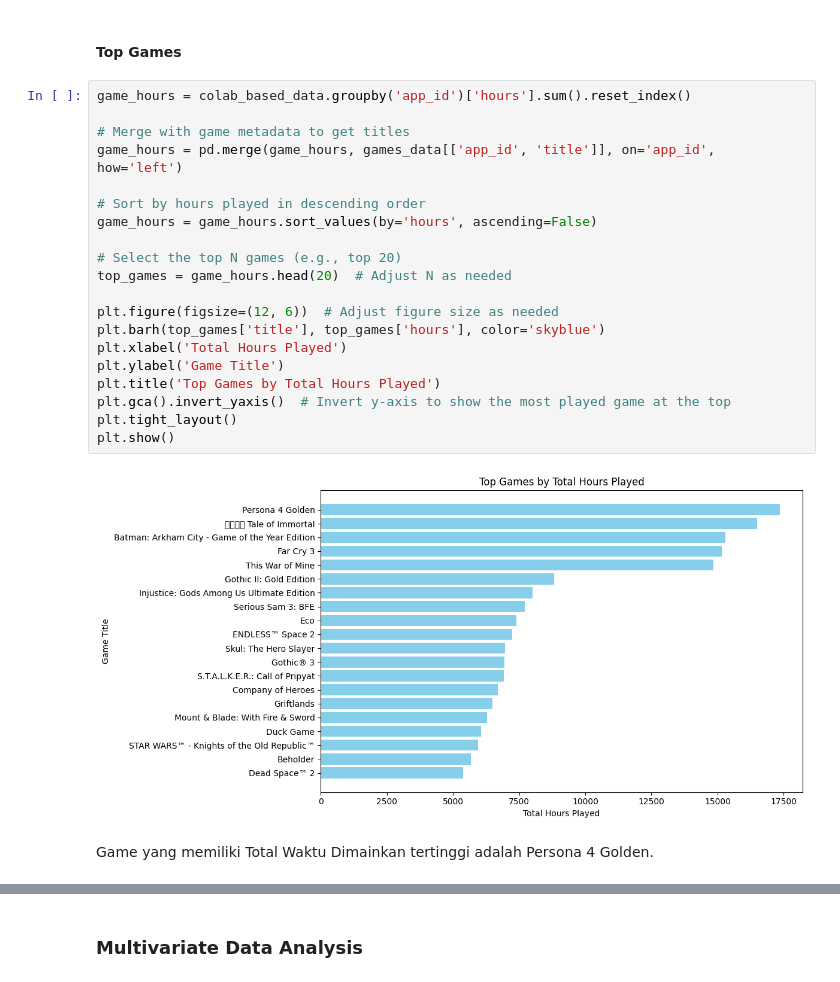
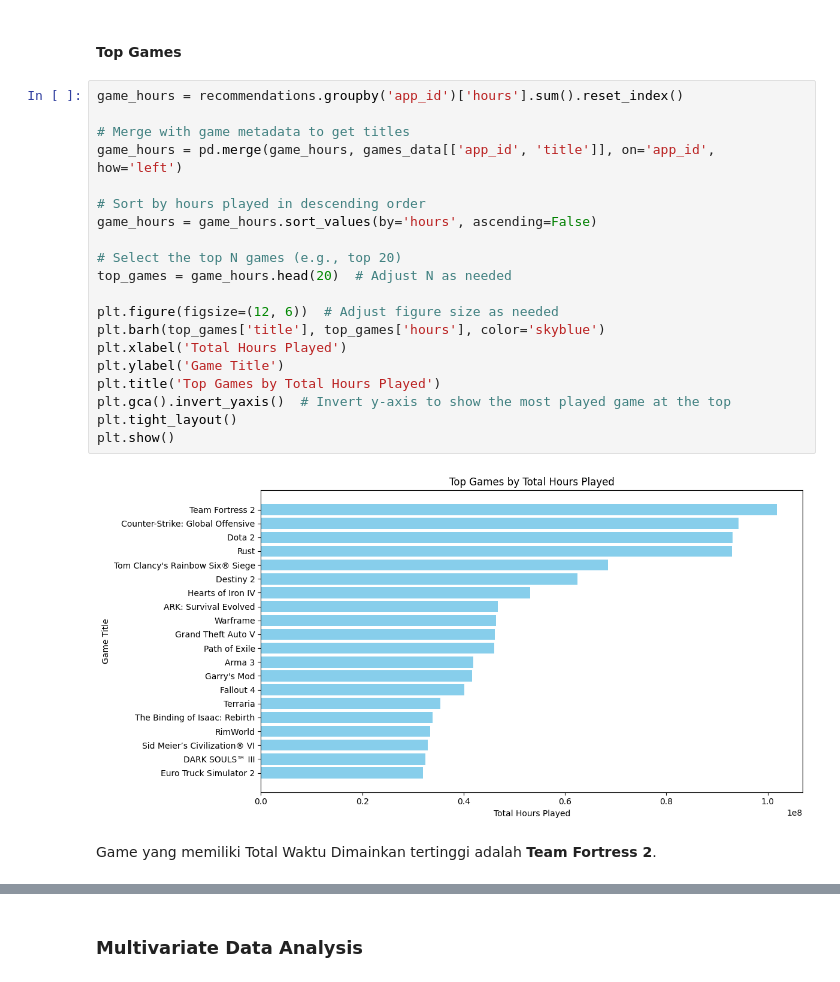
Before and after one commit to fikrizul/Recommendations_ML_Dicoding, a Jupyter notebook: recommendation_steam.ipynb, the cells around one changed output, grey strips where cells are left out. Drawn from its saved outputs; the diff is of its cells as text.

```diff
--- a/recommendation_steam.ipynb
+++ b/recommendation_steam.ipynb
@@ -665,28 +495,28 @@ Setiap tahun jumlah game yang dirilis cenderung selalu meningkat kecuali di tahu
 # %% [markdown]
 #### **Top Games**
 # %%
-game_hours = colab_based_data.groupby('app_id')['hours'].sum().reset_index()
+game_hours = recommendations.groupby('app_id')['hours'].sum().reset_index()
 
 # Merge with game metadata to get titles
 game_hours = pd.merge(game_hours, games_data[['app_id', 'title']], on='app_id', how='left')
 
 # Sort by hours played in descending order
 game_hours = game_hours.sort_values(by='hours', ascending=False)
 
 # Select the top N games (e.g., top 20)
 top_games = game_hours.head(20)  # Adjust N as needed
 
 plt.figure(figsize=(12, 6))  # Adjust figure size as needed
 plt.barh(top_games['title'], top_games['hours'], color='skyblue')
 plt.xlabel('Total Hours Played')
 plt.ylabel('Game Title')
 plt.title('Top Games by Total Hours Played')
 plt.gca().invert_yaxis()  # Invert y-axis to show the most played game at the top
 plt.tight_layout()
 plt.show()
 # %% [output]
-[figure, old version]
+[figure, new version]
 # %% [markdown]
-Game yang memiliki Total Waktu Dimainkan tertinggi adalah Persona 4 Golden.
+Game yang memiliki Total Waktu Dimainkan tertinggi adalah **Team Fortress 2**.
 # %%
 # Assuming your DataFrame is named 'recommendations'
```
Also changed, not shown: parts of 136 cells of this notebook, 2 other files.
